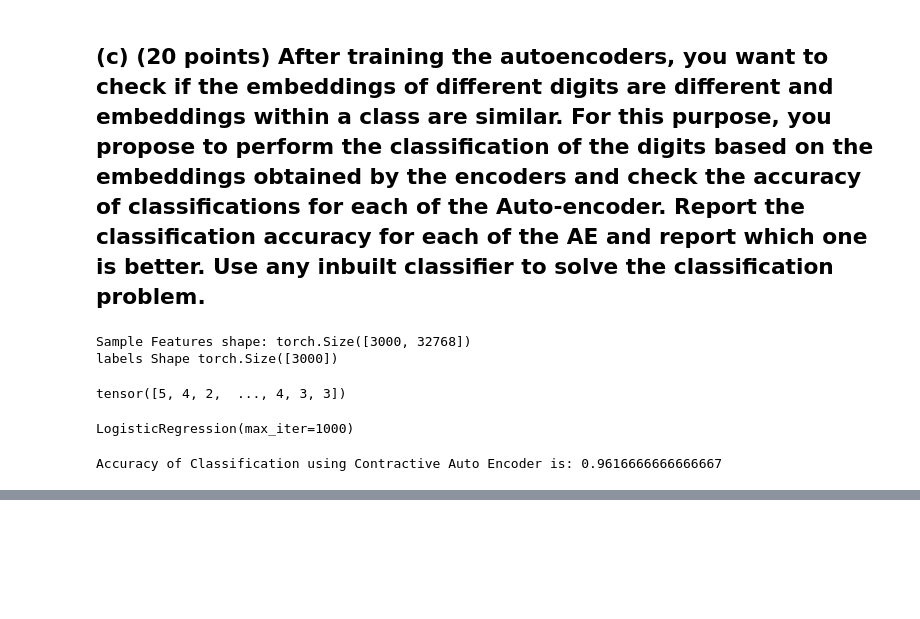
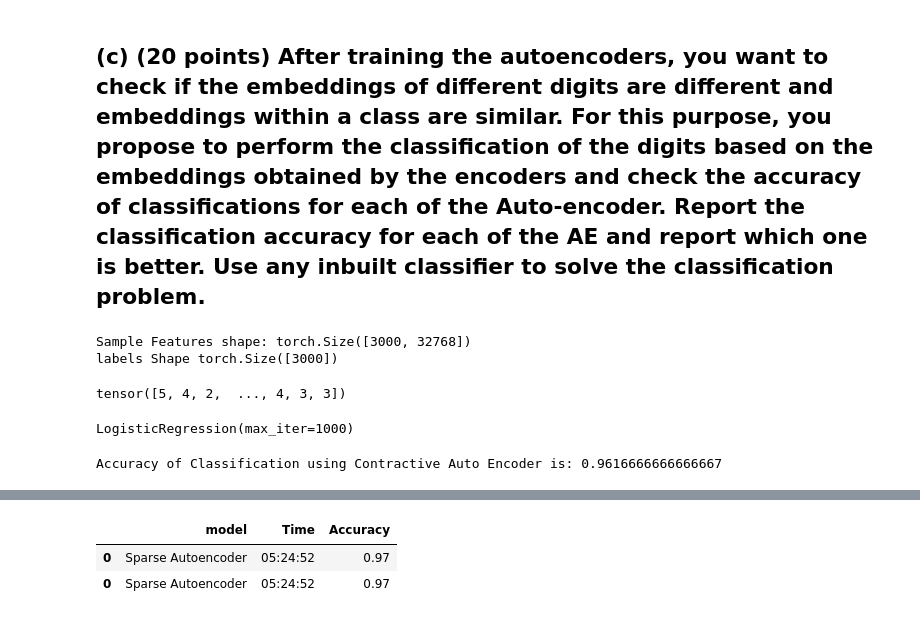
Before and after one commit to Eagle-Assassin/Deep-Learning, a Jupyter notebook: U-Net/U_net_Contractive.ipynb, the cells around one changed output, grey strips where cells are left out. Saved outputs shown, nothing was run; the diff lists cells and outputs as text; code cells hidden in the pictures; blank space fills up the shorter version.

```diff
--- a/U-Net/U_net_Contractive.ipynb
+++ b/U-Net/U_net_Contractive.ipynb
@@ -11,8 +11,9 @@ from torch.autograd.functional import jacobian
 from torchvision import transforms,datasets
 import matplotlib.pyplot as plt
 from sklearn.manifold import TSNE
-
-device= torch.device ('cuda'if torch.cuda==True else 'cpu')
+import pandas as pd
+import time
+device= torch.device ('cuda'if torch.cuda.is_available() else 'cpu')
 # %%
 transform=transforms.Compose([transforms.Resize((64,64)),
                               transforms.ToTensor(),
@@ -475,3 +476,17 @@ acc=accuracy_score(y_test,y_pred)
 print(f'Accuracy of Classification using Contractive Auto Encoder is: {acc}')
 # %% [output]
 Accuracy of Classification using Contractive Auto Encoder is: 0.9616666666666667
+# %%
+df=pd.read_csv('AccuracyComparison.csv')
+df.drop('Unnamed: 0',axis=1,inplace=True)
+
+data={'model':[],'Time':[],'Accuracy':[]}
+start_time = time.time()
+start_time=time.strftime('%H:%M:%S', time.gmtime(start_time))
+data['Time'].append(start_time)
+data['model'].append('Contractive Autoencoder')
+data['Accuracy'].append(acc)
+df1=pd.DataFrame(data)
+df=pd.concat([df,df1])
+
+df.to_csv('AccuracyComparison.csv')
@@ -477,0 +498,6 @@ Accuracy of Classification using Contractive Auto Encoder is: 0.9616666666666667
+# %%
+df
+# %% [output]
+|  | model | Time | Accuracy |
+| 0 | Sparse Autoencoder | 05:24:52 | 0.97 |
+| 0 | Sparse Autoencoder | 05:24:52 | 0.97 |
```
Also changed, not shown: parts of 1 cell of this notebook, 4 other files.
